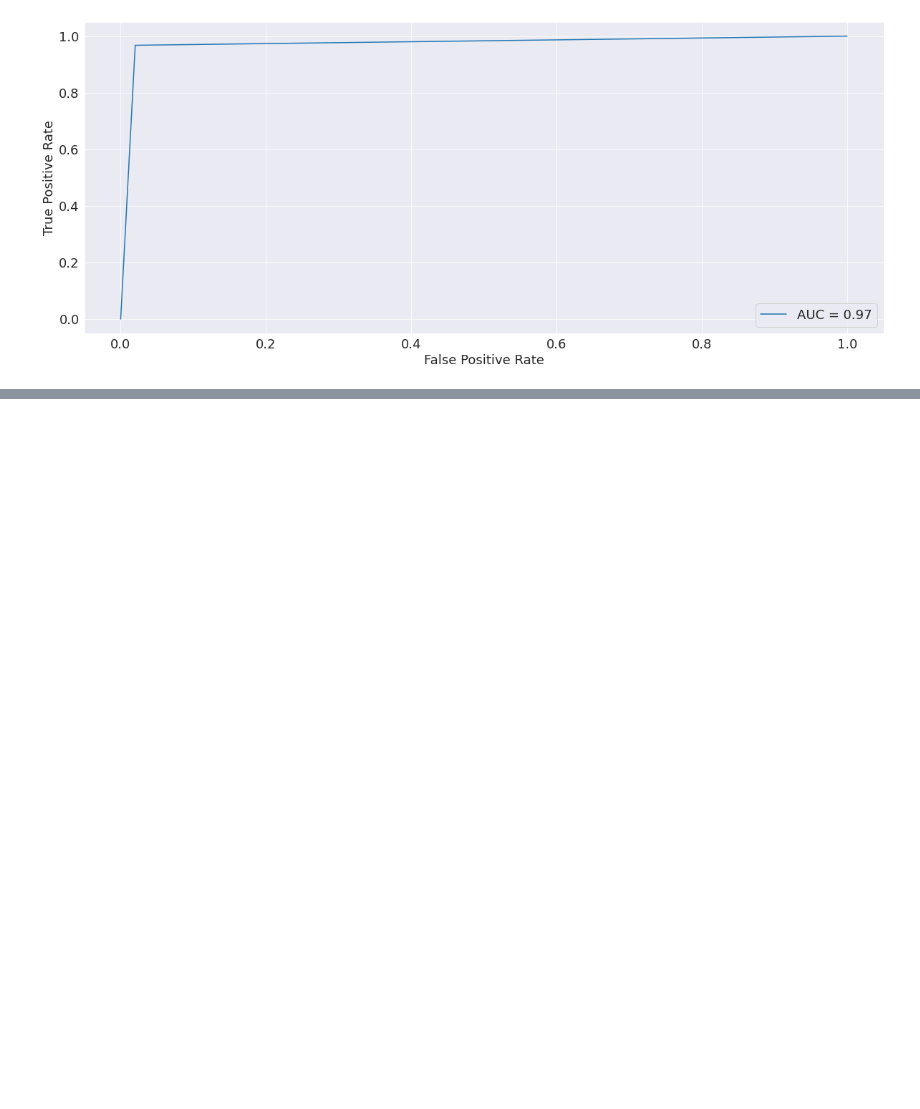
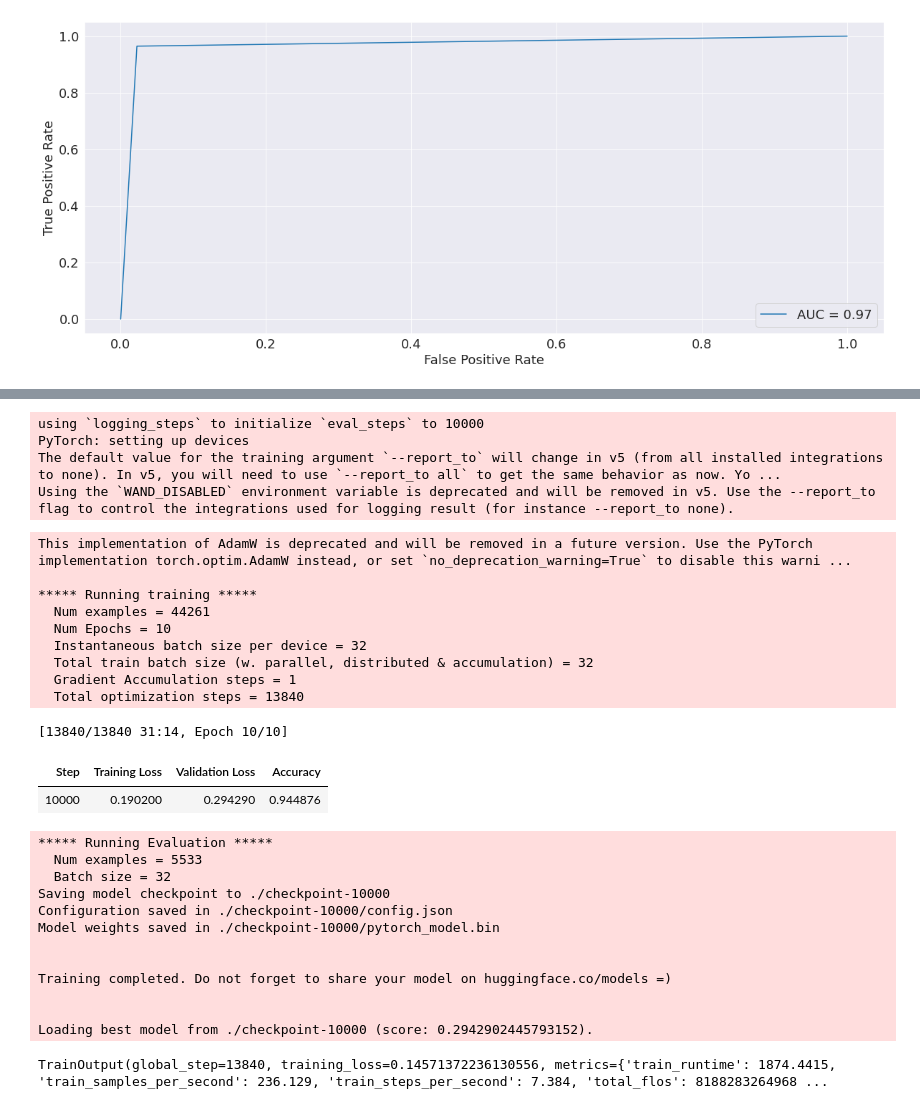
Before and after one commit to chayansraj/Text-Mining-Research, a Jupyter notebook: fake-news-detection.ipynb, the cells around one changed output, grey strips where cells are left out. Saved outputs shown, nothing was run; the diff lists cells and outputs as text; code cells hidden in the pictures; blank space fills up the shorter version.

Commit message:
Kaggle Notebook | Fake News Detection  | Version 11

```diff
--- a/fake-news-detection.ipynb
+++ b/fake-news-detection.ipynb
@@ -474,0 +526,8 @@ plt.show()
+# %%
+# convert our tokenized data into a torch Dataset
+train_dataset = NewsDataset(train_encodings, train_labels)
+valid_dataset = NewsDataset(val_encodings, valid_labels)
+test_dataset = NewsDataset(test_encodings, test_labels)
+# %%
+# load the model and pass to CUDA
+model = BertForSequenceClassification.from_pretrained(model_name, num_labels=2).to("cuda")
@@ -474,0 +560,57 @@ plt.show()
+# %%
+training_args = TrainingArguments(
+    output_dir='./',          # output directory
+    num_train_epochs=10,                    # total number of training epochs
+    per_device_train_batch_size=32,          # batch size per device during training
+    per_device_eval_batch_size=32,           # batch size for evaluation
+    warmup_steps=500,                       # number of warmup steps for learning rate scheduler
+    weight_decay=0.01,                      # strength of weight decay
+    load_best_model_at_end=True,            # load the best model when finished training (default metric is loss)
+    # but you can specify `metric_for_best_model` argument to change to accuracy or other metric
+    logging_steps=10000,                      # log & save weights each logging_steps
+    save_steps=10000,
+    evaluation_strategy="steps",            # evaluate each `logging_steps`
+    #report_to="wandb"
+)
+# %% [output]
+using `logging_steps` to initialize `eval_steps` to 10000
+PyTorch: setting up devices
+The default value for the training argument `--report_to` will change in v5 (from all installed integrations to none). In v5, you will need to use `--report_to all` to get the same behavior as now. Yo ...
+Using the `WAND_DISABLED` environment variable is deprecated and will be removed in v5. Use the --report_to flag to control the integrations used for logging result (for instance --report_to none).
+# %%
+trainer = Trainer(
+    model=model,                         # the instantiated Transformers model to be trained
+    args=training_args,                  # training arguments, defined above
+    train_dataset=train_dataset,         # training dataset
+    eval_dataset=valid_dataset,          # evaluation dataset
+    compute_metrics=compute_metrics,     # the callback that computes metrics of interest
+)
+# %%
+os.environ["WANDB_DISABLED"] = "true"
+trainer.train()
+# %% [output]
+This implementation of AdamW is deprecated and will be removed in a future version. Use the PyTorch implementation torch.optim.AdamW instead, or set `no_deprecation_warning=True` to disable this warni ...
+
+***** Running training *****
+  Num examples = 44261
+  Num Epochs = 10
+  Instantaneous batch size per device = 32
+  Total train batch size (w. parallel, distributed & accumulation) = 32
+  Gradient Accumulation steps = 1
+  Total optimization steps = 13840
+[13840/13840 31:14, Epoch 10/10]
+| Step | Training Loss | Validation Loss | Accuracy |
+| 10000 | 0.190200 | 0.294290 | 0.944876 |
+***** Running Evaluation *****
+  Num examples = 5533
+  Batch size = 32
+Saving model checkpoint to ./checkpoint-10000
+Configuration saved in ./checkpoint-10000/config.json
+Model weights saved in ./checkpoint-10000/pytorch_model.bin
+
+
+Training completed. Do not forget to share your model on huggingface.co/models =)
+
+
+Loading best model from ./checkpoint-10000 (score: 0.2942902445793152).
+TrainOutput(global_step=13840, training_loss=0.14571372236130556, metrics={'train_runtime': 1874.4415, 'train_samples_per_second': 236.129, 'train_steps_per_second': 7.384, 'total_flos': 8188283264968 ...
```
Also changed, not shown: parts of 25 cells of this notebook.
